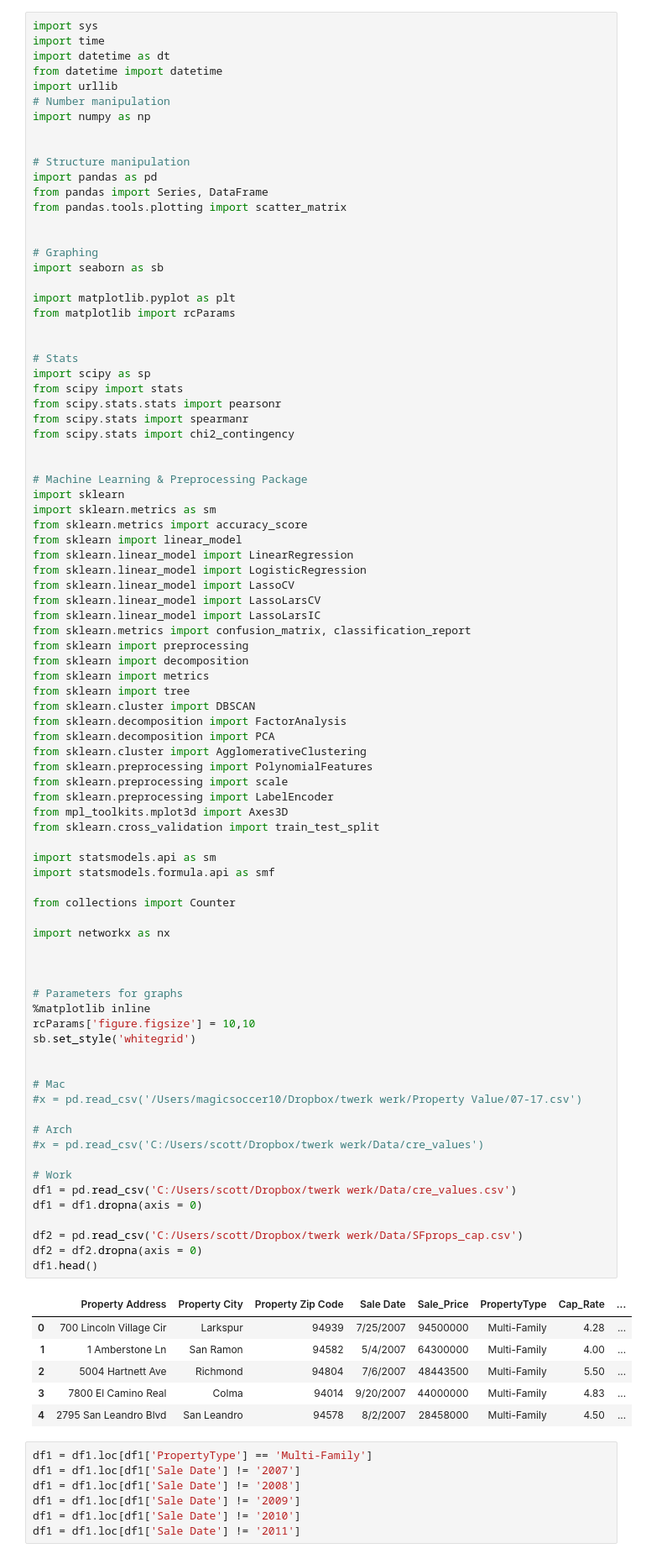
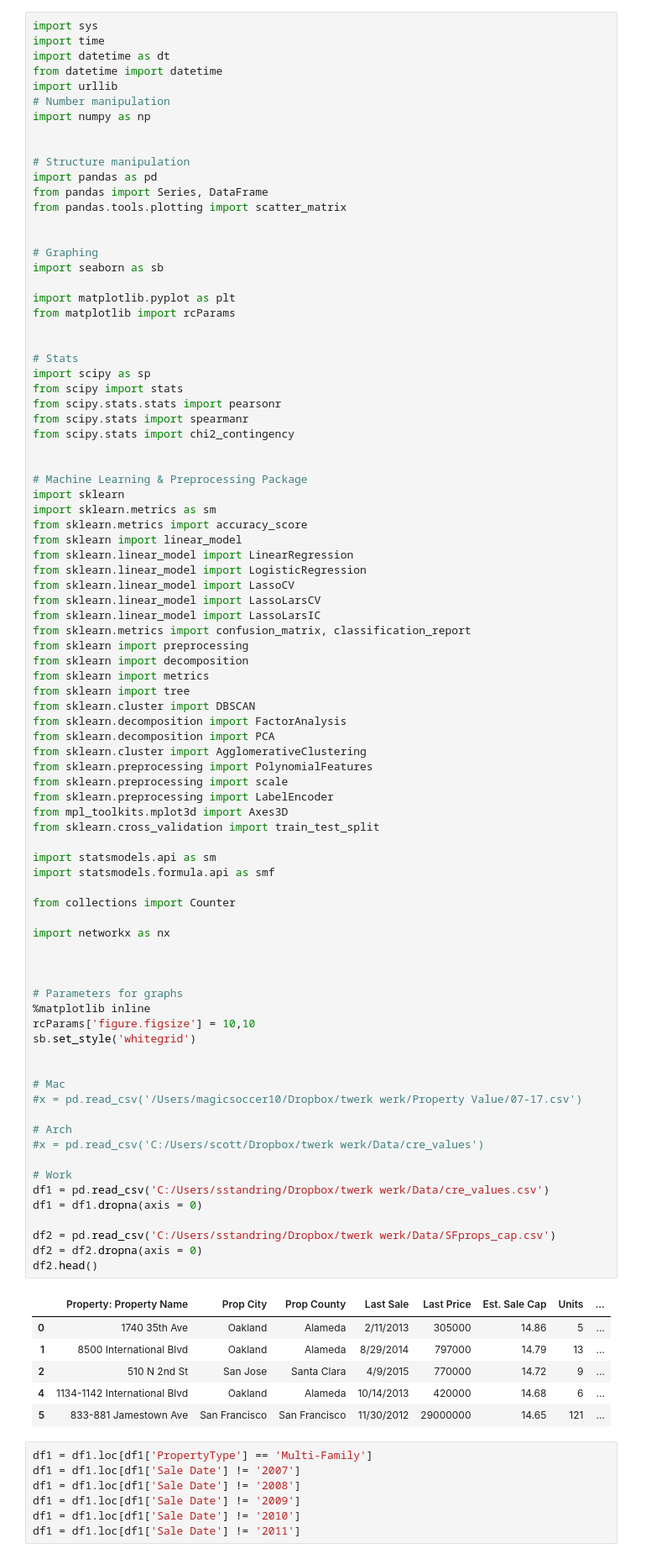
Before and after one commit to Pippeys/Property-Value, a Jupyter notebook: Jupyter/Train_Test_cre.ipynb, the cells around one changed output. Shown at 84% size. Cells and saved outputs as stored; diff of their text form.

```diff
--- a/Jupyter/Train_Test_cre.ipynb
+++ b/Jupyter/Train_Test_cre.ipynb
@@ -53,42 +53,42 @@ from sklearn.preprocessing import scale
 from sklearn.preprocessing import LabelEncoder
 from mpl_toolkits.mplot3d import Axes3D
 from sklearn.cross_validation import train_test_split
 
 import statsmodels.api as sm
 import statsmodels.formula.api as smf
 
 from collections import Counter
 
 import networkx as nx
 
 
 
 # Parameters for graphs
 %matplotlib inline
 rcParams['figure.figsize'] = 10,10
 sb.set_style('whitegrid')
 
 
 # Mac
 #x = pd.read_csv('/Users/magicsoccer10/Dropbox/twerk werk/Property Value/07-17.csv')
 
 # Arch
 #x = pd.read_csv('C:/Users/scott/Dropbox/twerk werk/Data/cre_values')
 
 # Work
-df1 = pd.read_csv('C:/Users/scott/Dropbox/twerk werk/Data/cre_values.csv')
+df1 = pd.read_csv('C:/Users/sstandring/Dropbox/twerk werk/Data/cre_values.csv')
 df1 = df1.dropna(axis = 0)
 
-df2 = pd.read_csv('C:/Users/scott/Dropbox/twerk werk/Data/SFprops_cap.csv')
+df2 = pd.read_csv('C:/Users/sstandring/Dropbox/twerk werk/Data/SFprops_cap.csv')
 df2 = df2.dropna(axis = 0)
-df1.head()
+df2.head()
 # %% [output]
-|  | Property Address | Property City | Property Zip Code | Sale Date | Sale_Price | PropertyType | Cap_Rate | ... |
-| 0 | 700 Lincoln Village Cir | Larkspur | 94939 | 7/25/2007 | 94500000 | Multi-Family | 4.28 | ... |
-| 1 | 1 Amberstone Ln | San Ramon | 94582 | 5/4/2007 | 64300000 | Multi-Family | 4.00 | ... |
-| 2 | 5004 Hartnett Ave | Richmond | 94804 | 7/6/2007 | 48443500 | Multi-Family | 5.50 | ... |
-| 3 | 7800 El Camino Real | Colma | 94014 | 9/20/2007 | 44000000 | Multi-Family | 4.83 | ... |
-| 4 | 2795 San Leandro Blvd | San Leandro | 94578 | 8/2/2007 | 28458000 | Multi-Family | 4.50 | ... |
+|  | Property: Property Name | Prop City | Prop County | Last Sale | Last Price | Est. Sale Cap | Units | ... |
+| 0 | 1740 35th Ave | Oakland | Alameda | 2/11/2013 | 305000 | 14.86 | 5 | ... |
+| 1 | 8500 International Blvd | Oakland | Alameda | 8/29/2014 | 797000 | 14.79 | 13 | ... |
+| 2 | 510 N 2nd St | San Jose | Santa Clara | 4/9/2015 | 770000 | 14.72 | 9 | ... |
+| 4 | 1134-1142 International Blvd | Oakland | Alameda | 10/14/2013 | 420000 | 14.68 | 6 | ... |
+| 5 | 833-881 Jamestown Ave | San Francisco | San Francisco | 11/30/2012 | 29000000 | 14.65 | 121 | ... |
 # %%
 df1 = df1.loc[df1['PropertyType'] == 'Multi-Family']
 df1 = df1.loc[df1['Sale Date'] != '2007']
```
Also changed, not shown: parts of 15 cells of this notebook, 6 other files.
